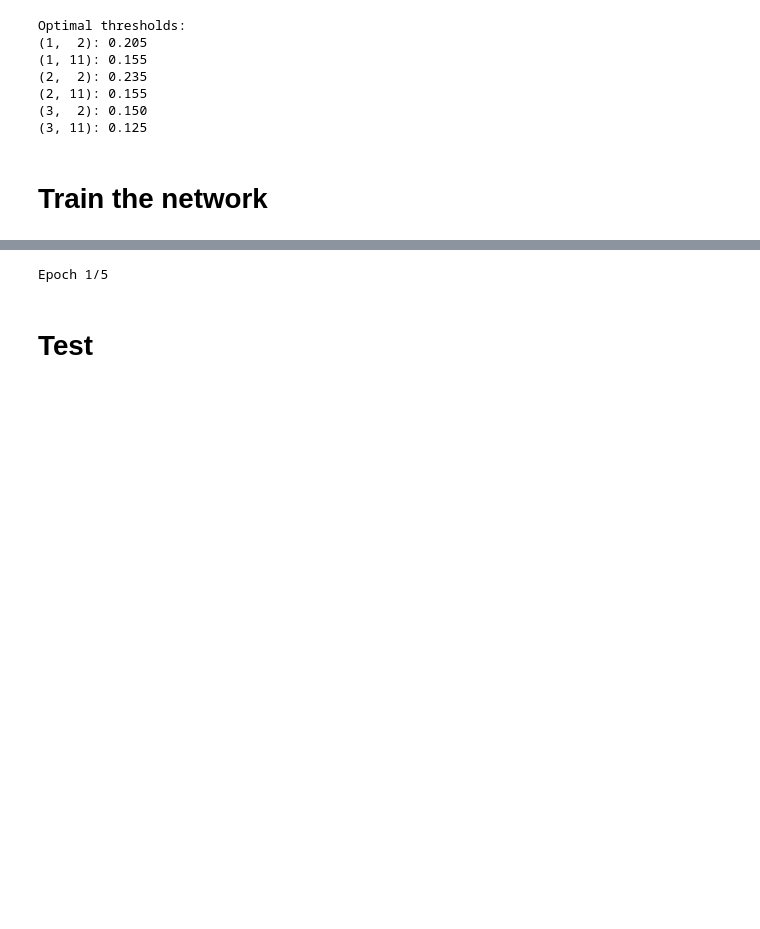
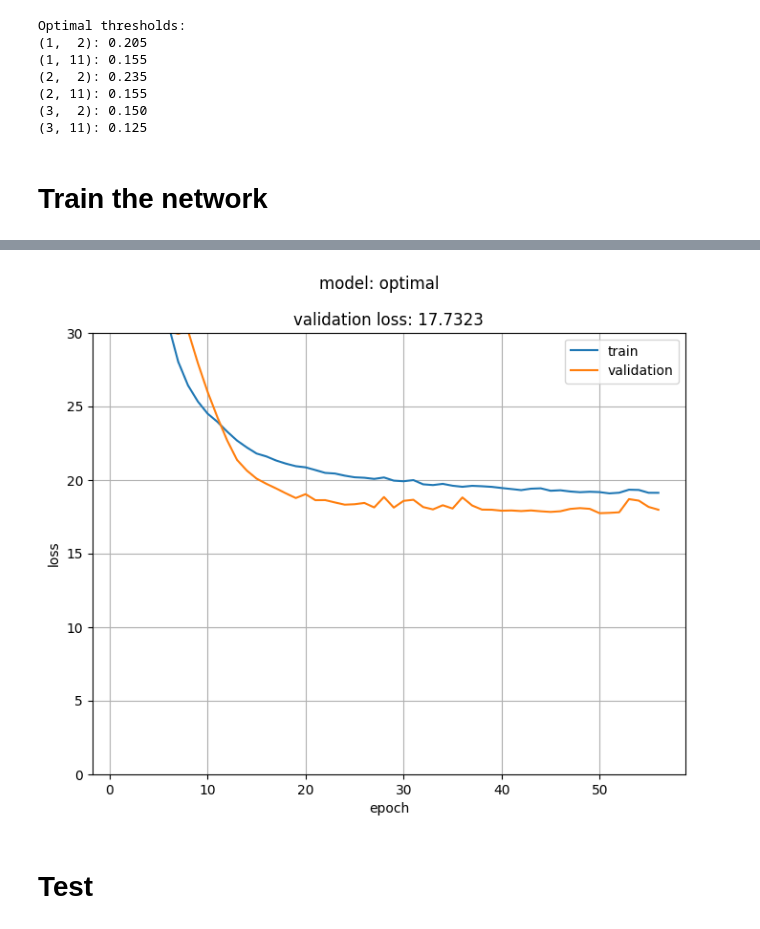
Before and after one commit to MatiXOfficial/pps-timing-ml, a Jupyter notebook: notebooks/neural_networks/other_datasets/r370138/trained_on_all_runs.ipynb, the cells around one changed output, grey strips where cells are left out. Drawn from its saved outputs; the diff is of its cells as text; code cells hidden in the pictures; blank space fills up the shorter version.

```diff
--- a/notebooks/neural_networks/other_datasets/r370138/trained_on_all_runs.ipynb
+++ b/notebooks/neural_networks/other_datasets/r370138/trained_on_all_runs.ipynb
@@ -131,11 +131,11 @@ X_train_all.shape, y_train_all.shape, X_test_all.shape, y_test_all.shape
 # %%
 model = optimal_model_builder_all_ch()
 history = train_model(model, "optimal", X_train=X_train_all, y_train=y_train_all, X_val=X_test_all, y_val=y_test_all,
-                      train=True, n_epochs=5)
+                      train=False, n_epochs=N_EPOCHS)
-# %% [output]
-Epoch 1/5
 # %%
-plot_history(history, f'model: optimal', ymax=20)
+plot_history(history, f'model: optimal', ymax=30)
+# %% [output]
+[figure, added]
 # %% [markdown]
 # Test
 # %%
```
Also changed, not shown: parts of 3 cells of this notebook, 2 other files.
